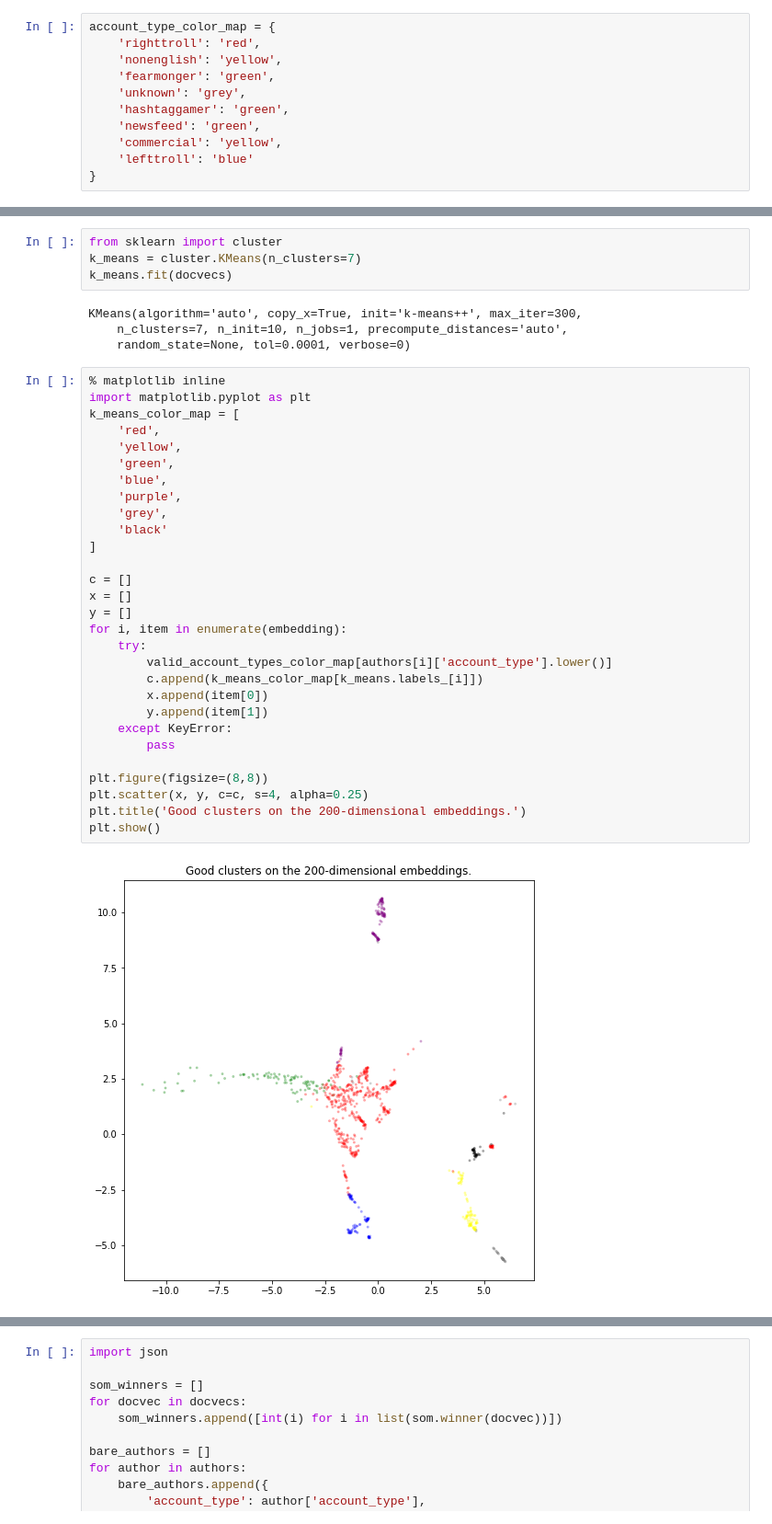
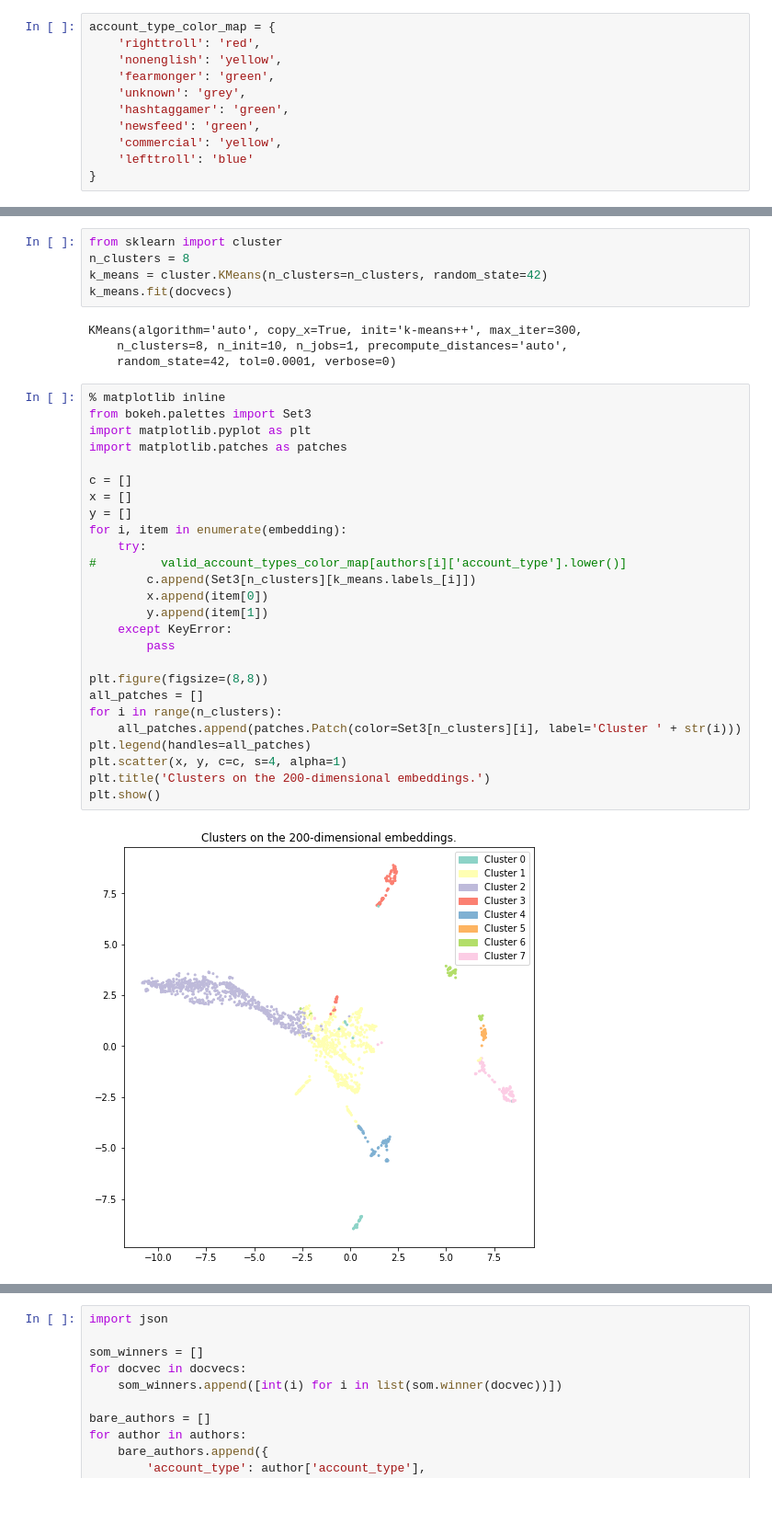
Before and after one commit to jswest/russian-troll-tweets-exploration, a Jupyter notebook: model-topics.ipynb, the cells around one changed output, grey strips where cells are left out. Shown: that part at 92% size. Cells and saved outputs as stored; diff of their text form.

```diff
--- a/model-topics.ipynb
+++ b/model-topics.ipynb
@@ -229,39 +223,37 @@ plt.show()
 # %%
 from sklearn import cluster
-k_means = cluster.KMeans(n_clusters=7)
+n_clusters = 8
+k_means = cluster.KMeans(n_clusters=n_clusters, random_state=42)
 k_means.fit(docvecs)
 # %% [output]
 KMeans(algorithm='auto', copy_x=True, init='k-means++', max_iter=300,
-    n_clusters=7, n_init=10, n_jobs=1, precompute_distances='auto',
-    random_state=None, tol=0.0001, verbose=0)
+    n_clusters=8, n_init=10, n_jobs=1, precompute_distances='auto',
+    random_state=42, tol=0.0001, verbose=0)
 # %%
 % matplotlib inline
+from bokeh.palettes import Set3
 import matplotlib.pyplot as plt
-k_means_color_map = [
-    'red',
-    'yellow',
-    'green',
-    'blue',
-    'purple',
-    'grey',
-    'black'
-]
+import matplotlib.patches as patches
 
 c = []
 x = []
 y = []
 for i, item in enumerate(embedding):
     try:
-        valid_account_types_color_map[authors[i]['account_type'].lower()]
-        c.append(k_means_color_map[k_means.labels_[i]])
+#         valid_account_types_color_map[authors[i]['account_type'].lower()]
+        c.append(Set3[n_clusters][k_means.labels_[i]])
         x.append(item[0])
         y.append(item[1])
     except KeyError:
         pass
 
 plt.figure(figsize=(8,8))
-plt.scatter(x, y, c=c, s=4, alpha=0.25)
-plt.title('Good clusters on the 200-dimensional embeddings.')
+all_patches = []
+for i in range(n_clusters):
+    all_patches.append(patches.Patch(color=Set3[n_clusters][i], label='Cluster ' + str(i)))
+plt.legend(handles=all_patches)
+plt.scatter(x, y, c=c, s=4, alpha=1)
+plt.title('Clusters on the 200-dimensional embeddings.')
 plt.show()
 # %% [output]
-[figure, old version]
+[figure, new version]
```
Also changed, not shown: parts of 13 cells of this notebook.
